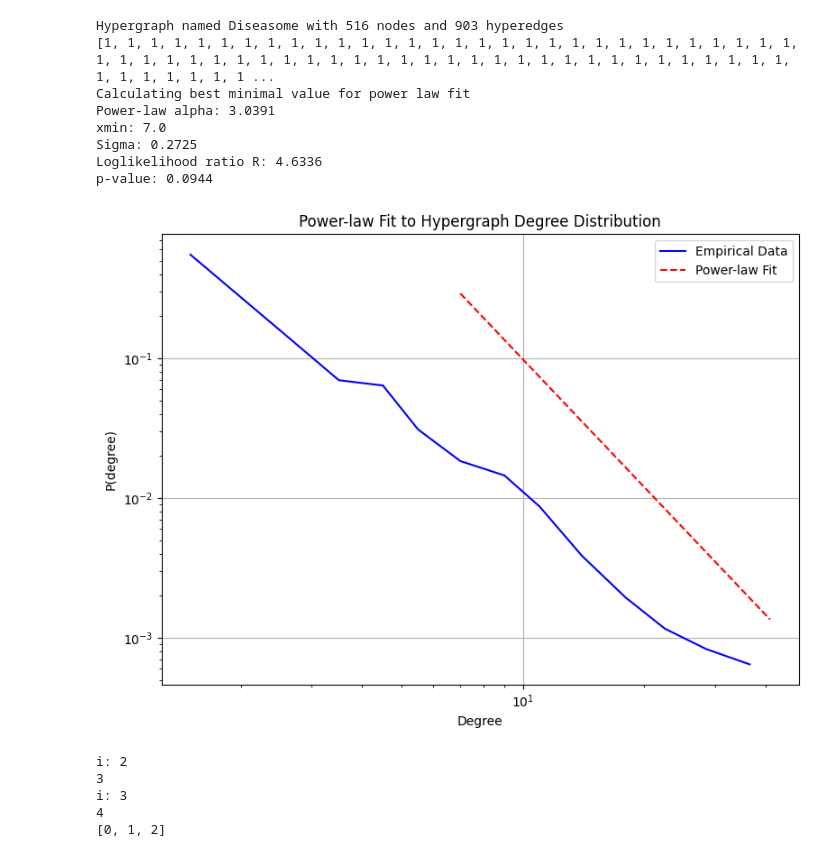
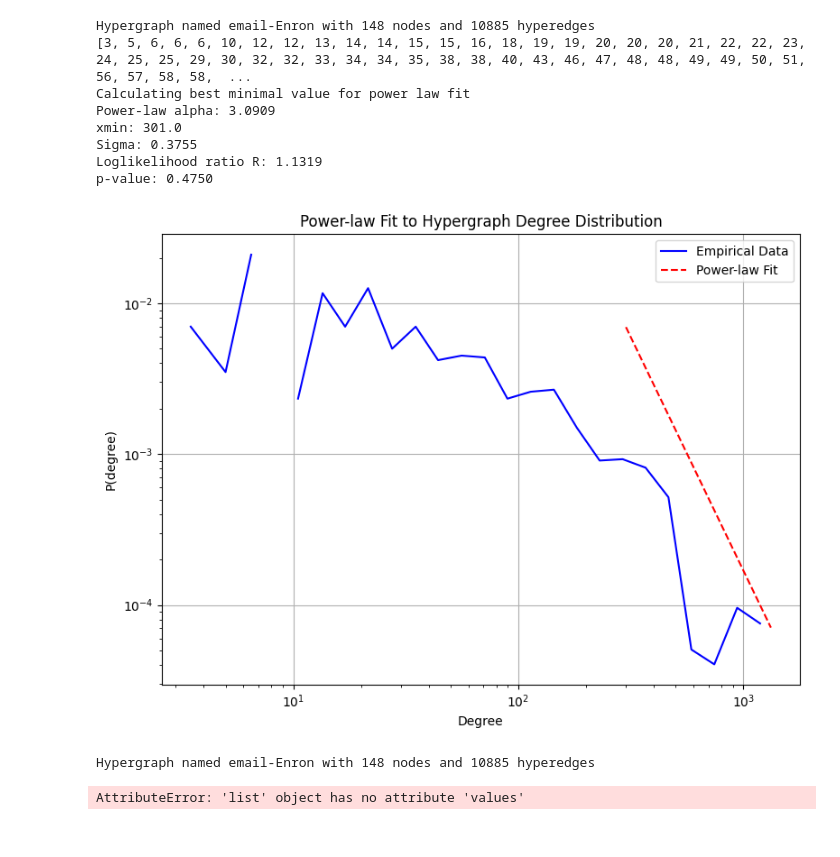
Before and after one commit to Departures2023/the-simpliciality-of-higher-order-networks, a Jupyter notebook: edge_rewiring/powerlaw.ipynb, the cells around one changed output. Drawn from its saved outputs; the diff is of its cells as text; code cells hidden in the pictures.

Commit message:
Checking for powerlaw

```diff
--- a/edge_rewiring/powerlaw.ipynb
+++ b/edge_rewiring/powerlaw.ipynb
@@ -157,63 +76,61 @@ p-value: 0.2307
 # %%
 from edge_rewiring import edge_rewiring_alg
 
-H = xgi.load_xgi_data(edge_rewiring_exper.datasets[6])
+H = xgi.load_xgi_data(edge_rewiring_exper.datasets[3])
 # es = edit_simpliciality(H, min_size=2)
 # print(f"Edit simpliciality: {es}")
 
 print(H)
 degree_dict = H.degree()
 #print(degree_dict)
 degree_list = list(degree_dict.values())
 #print(degree_list)
 sorted_degrees = sorted(degree_dict.values())
 filtered_degrees = [d for d in sorted_degrees if d > 0]
 print(filtered_degrees)
 
 fit = powerlaw.Fit(filtered_degrees)
 print(f"Power-law alpha: {fit.power_law.alpha:.4f}")
 print(f"xmin: {fit.xmin}")
 print(f"Sigma: {fit.power_law.sigma:.4f}")
 
 R, p = fit.distribution_compare('power_law', 'exponential')
 print(f"Loglikelihood ratio R: {R:.4f}")
 print(f"p-value: {p:.4f}")
 
 plt.figure(figsize=(8, 6))
 powerlaw.plot_pdf(filtered_degrees, color='b', label='Empirical Data')
 fit.power_law.plot_pdf(color='r', linestyle='--', label='Power-law Fit')
 plt.xlabel("Degree")
 plt.ylabel("P(degree)")
 plt.title("Power-law Fit to Hypergraph Degree Distribution")
 plt.legend()
 plt.grid(True)
 plt.tight_layout()
 plt.show()
 # %% [output]
-Hypergraph named Diseasome with 516 nodes and 903 hyperedges
-[1, 1, 1, 1, 1, 1, 1, 1, 1, 1, 1, 1, 1, 1, 1, 1, 1, 1, 1, 1, 1, 1, 1, 1, 1, 1, 1, 1, 1, 1, 1, 1, 1, 1, 1, 1, 1, 1, 1, 1, 1, 1, 1, 1, 1, 1, 1, 1, 1, 1, 1, 1, 1, 1, 1, 1, 1, 1, 1, 1, 1, 1, 1, 1, 1, 1, 1 ...
+Hypergraph named email-Enron with 148 nodes and 10885 hyperedges
+[3, 5, 6, 6, 6, 10, 12, 12, 13, 14, 14, 15, 15, 16, 18, 19, 19, 20, 20, 20, 21, 22, 22, 23, 24, 25, 25, 29, 30, 32, 32, 33, 34, 34, 35, 38, 38, 40, 43, 46, 47, 48, 48, 49, 49, 50, 51, 56, 57, 58, 58,  ...
 Calculating best minimal value for power law fit
-Power-law alpha: 3.0391
-xmin: 7.0
-Sigma: 0.2725
-Loglikelihood ratio R: 4.6336
-p-value: 0.0944
+Power-law alpha: 3.0909
+xmin: 301.0
+Sigma: 0.3755
+Loglikelihood ratio R: 1.1319
+p-value: 0.4750
-[figure, old version]
+[figure, new version]
-# %%
-import math
-
-sum = 0
-
-for i in range(2, 3 + 1):
-    sum += math.comb(3, i)
-    print(f"i: {i}")
-    print(sum)
-
-nodes = [i for i in range(3)]
-print(nodes)
-# %% [output]
-i: 2
-3
-i: 3
-4
-[0, 1, 2]
+# %%
+from edge_rewiring import power_law
+import xgi
+from edge_rewiring import edge_rewiring_exper
+from edge_rewiring import power_law
+
+H = xgi.load_xgi_data(edge_rewiring_exper.datasets[3])
+print(H)
+H.cleanup(singletons=True)
+
+result = power_law.has_powerlaw(H, p_value=0.10)
+
+print("Follows power-law:" if result else "Does not follow power-law.")
+# %% [output]
+Hypergraph named email-Enron with 148 nodes and 10885 hyperedges
+AttributeError: 'list' object has no attribute 'values'
```
Also changed, not shown: parts of 4 cells of this notebook, 13 other files.
